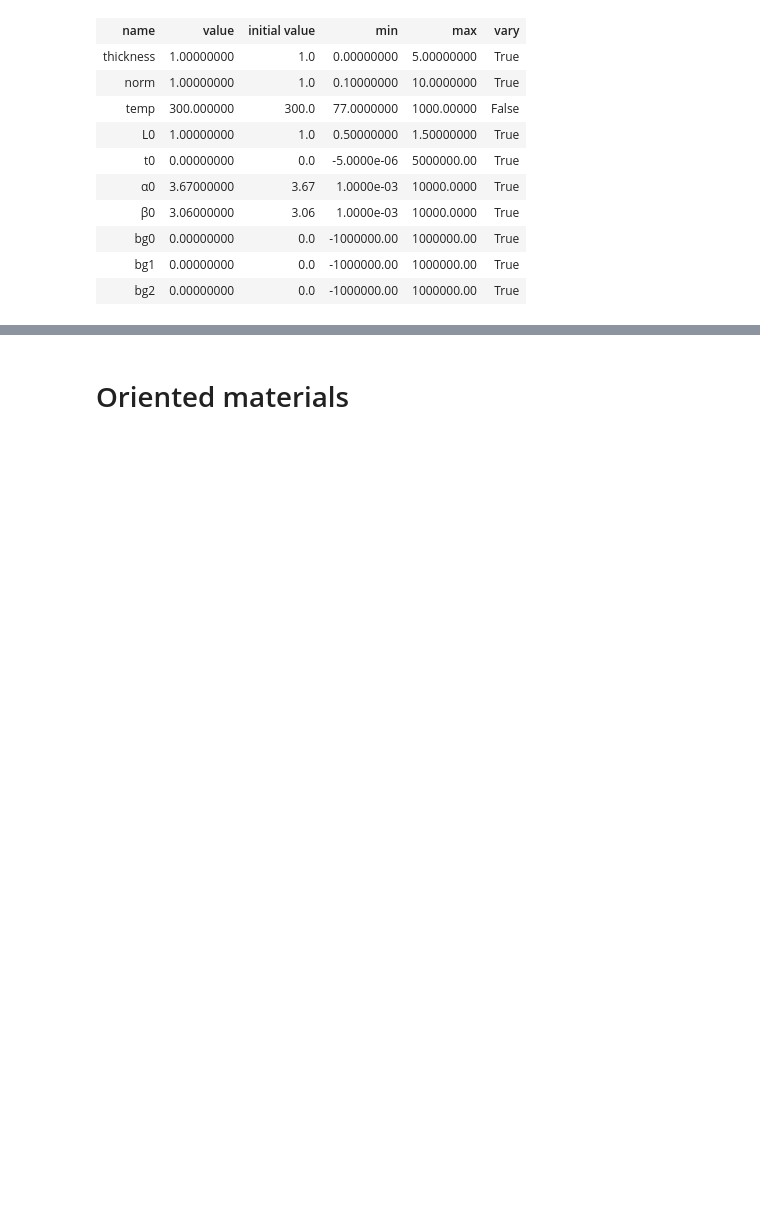
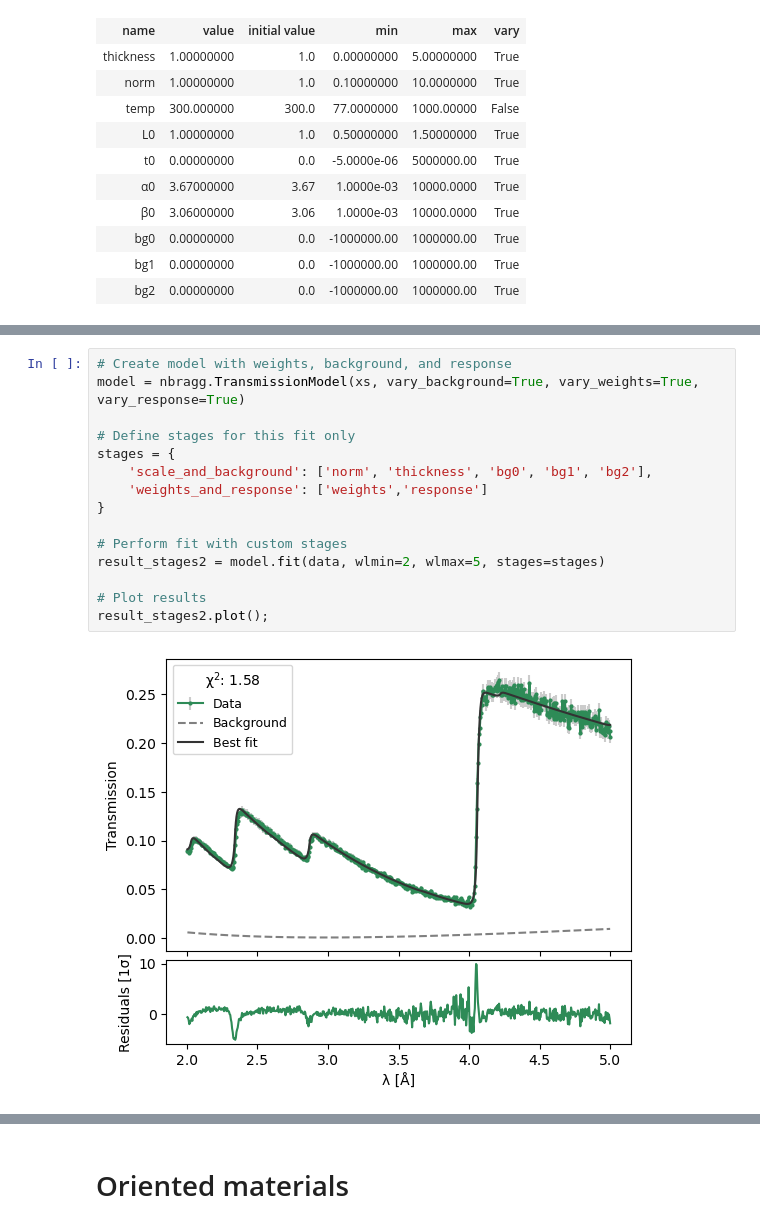
Before and after one commit to TsvikiHirsh/nbragg, a Jupyter notebook: notebooks/nbragg_tutorial.ipynb, the cells around one changed output, grey strips where cells are left out. Saved outputs shown, nothing was run; the diff lists cells and outputs as text; blank space fills up the shorter version.

```diff
--- a/notebooks/nbragg_tutorial.ipynb
+++ b/notebooks/nbragg_tutorial.ipynb
@@ -204,0 +251,17 @@ Correlations (unreported values are < 0.100)
+# %%
+# Create model with weights, background, and response
+model = nbragg.TransmissionModel(xs, vary_background=True, vary_weights=True, vary_response=True)
+
+# Define stages for this fit only
+stages = {
+    'scale_and_background': ['norm', 'thickness', 'bg0', 'bg1', 'bg2'],
+    'weights_and_response': ['weights','response']
+}
+
+# Perform fit with custom stages
+result_stages2 = model.fit(data, wlmin=2, wlmax=5, stages=stages)
+
+# Plot results
+result_stages2.plot();
+# %% [output]
+[figure, added]
```
Also changed, not shown: parts of 19 cells of this notebook.
